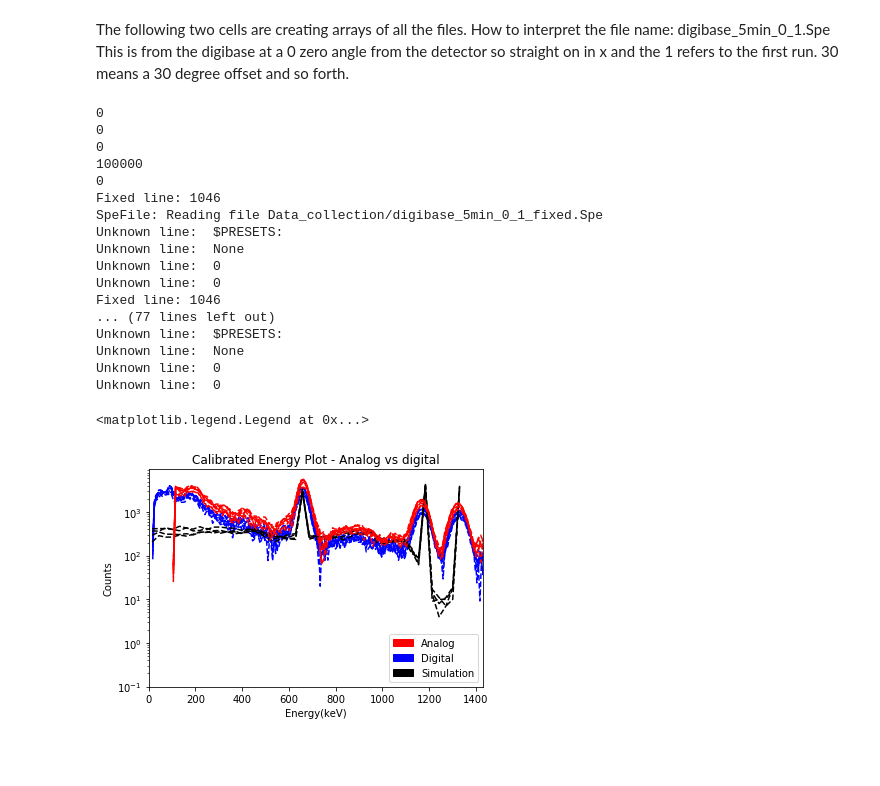
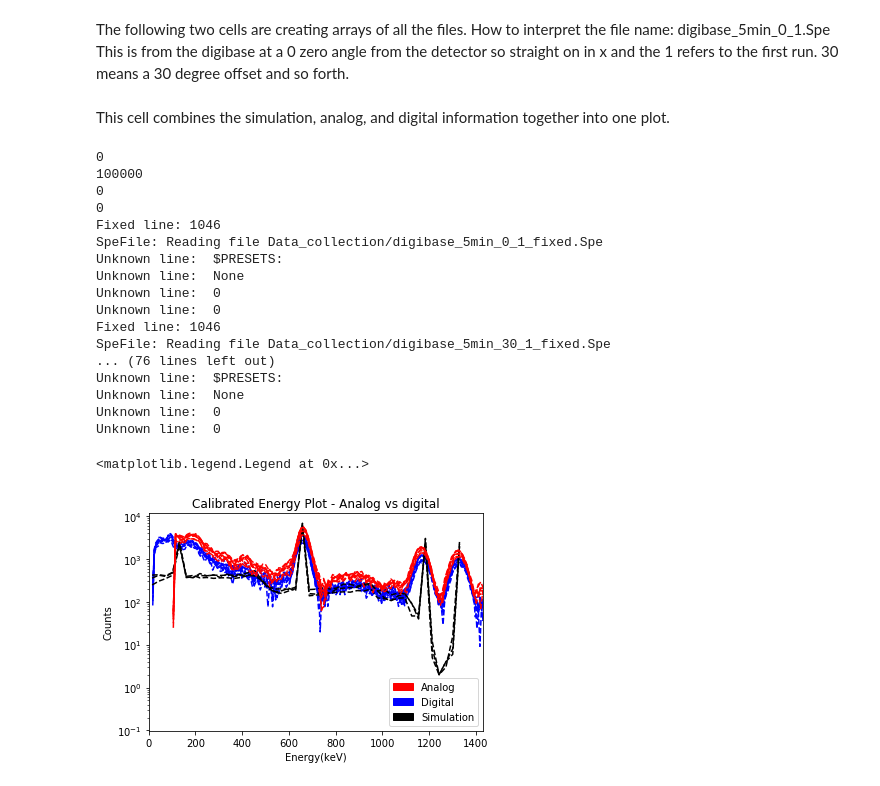
Before and after one commit to mattmar2410/Digibase-vs-Analog-comparison, a Jupyter notebook: digibase_analog_comparison/NaI_analysis.ipynb, the cells around one changed output. Cells and saved outputs as stored; diff of their text form; code cells hidden in the pictures; blank space fills up the shorter version.

```diff
--- a/digibase_analog_comparison/NaI_analysis.ipynb
+++ b/digibase_analog_comparison/NaI_analysis.ipynb
@@ -221,11 +221,13 @@ fname2 = ['Data_collection/analog_vs_digital/analog_5min_0_1.Spe', \
           'Data_collection/analog_vs_digital/analog_5min_30_2.Spe', \
         'Data_collection/analog_vs_digital/analog_5min_60_2.Spe', \
          'Data_collection/analog_vs_digital/analog_5min_90_2.Spe']
+# %% [markdown]
+This cell combines the simulation, analog, and digital information together into one plot.
 # %%
 figure_counter=0; count_list = []; bin_centers_list = []
 from sim_reader import cosima_output
-fname = ['NaI_Tl_detector.inc1.id1.sim', 'NaI_Tl_detector.inc2.id1.sim', 'NaI_Tl_detector.inc3.id1.sim', \
-         'NaI_Tl_detector.inc4.id1.sim']
+fname = ['NaI_Tl_detector.inc5.id1.sim', 'NaI_Tl_detector.inc6.id1.sim', \
+         'NaI_Tl_detector.inc7.id1.sim']
 for test in fname:
     bin_centers1, counts1 = cosima_output(test)
     plt.semilogy(bin_centers1, counts1, '--k', zorder = 10)
@@ -247,34 +249,34 @@ plt.xlim(0, max(energy_spectrum)+100, 100)
 for i in fname2:
     spec_2 = Spectrum.from_file(i)
     bgsub2 = spec_2.counts_vals - spec_bg_analog
     calibrated_channel = []
     plt.semilogy(channel_calibration[1], bgsub2, '--r', zorder = 10)
 
 plt.ylabel("Counts")
 plt.xlabel("Energy(keV)")
 plt.title("Calibrated Energy Plot - Analog vs digital")
 plt.xlim(0, max(energy_spectrum)+100, 100)
 red_patch = mpatches.Patch(color='Red', label='Analog')
 red_patch1 = mpatches.Patch(color='Blue', label='Digital')
 red_patch2 = mpatches.Patch(color='Black', label='Simulation')
 plt.legend(handles=[red_patch, red_patch1, red_patch2],loc="lower right")
 # %% [output]
-0
-0
 0
 100000
+0
 0
 Fixed line: 1046
 SpeFile: Reading file Data_collection/digibase_5min_0_1_fixed.Spe
 Unknown line:  $PRESETS:
 Unknown line:  None
 Unknown line:  0
 Unknown line:  0
 Fixed line: 1046
-... (77 lines left out)
+SpeFile: Reading file Data_collection/digibase_5min_30_1_fixed.Spe
+... (76 lines left out)
 Unknown line:  $PRESETS:
 Unknown line:  None
 Unknown line:  0
 Unknown line:  0
 <matplotlib.legend.Legend at 0x...>
-[figure, old version]
+[figure, new version]
```
